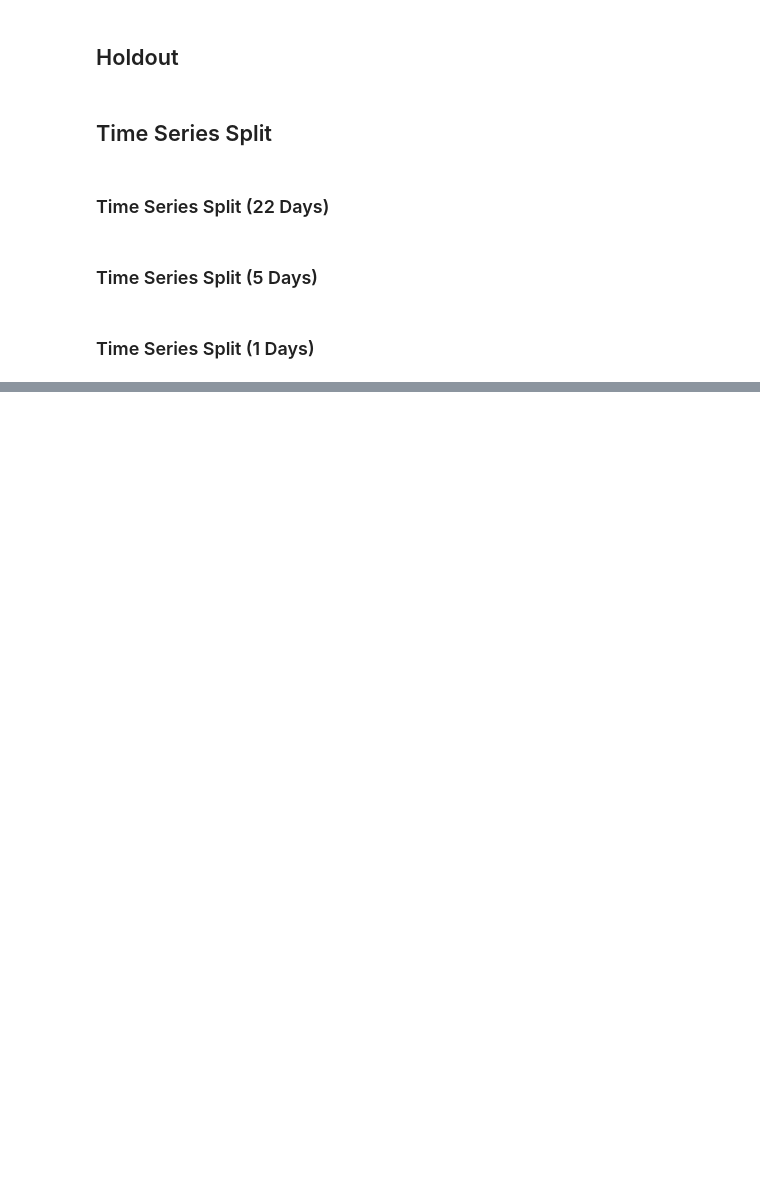
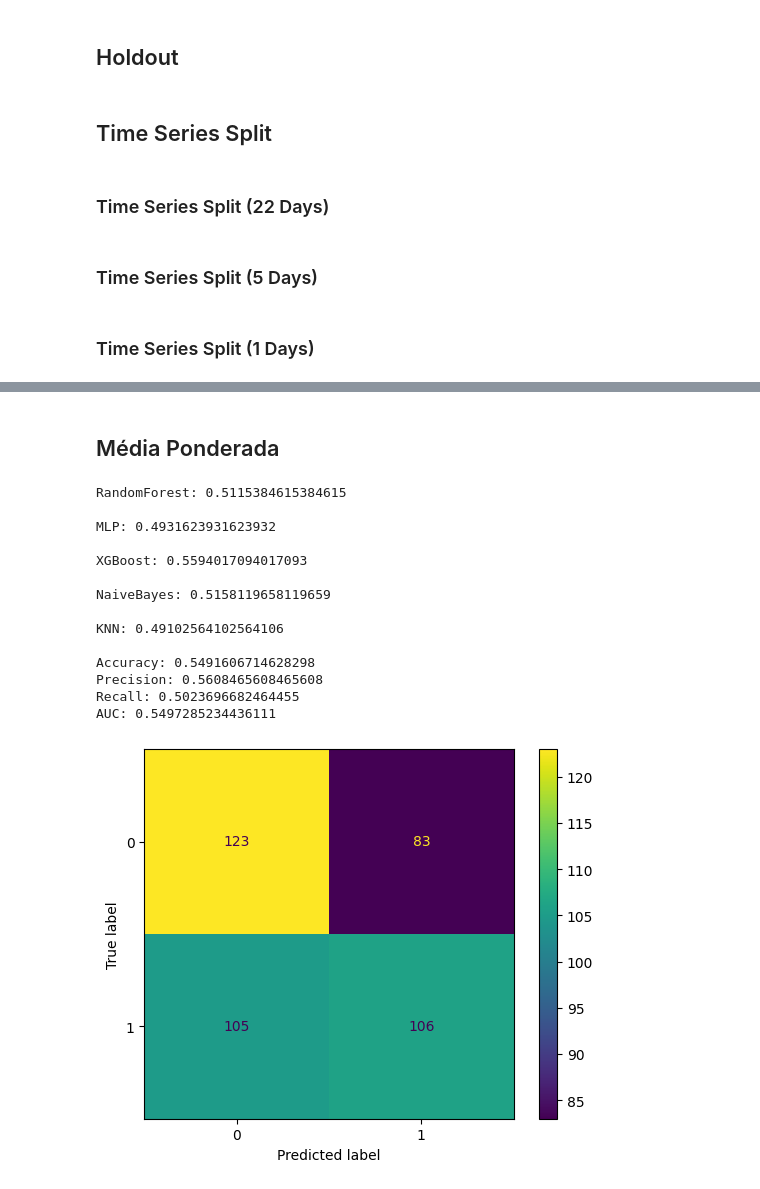
Before and after one commit to luanvenancio/finance-ai, a Jupyter notebook: modelo_de_aprendizado_financeiro.ipynb, the cells around one changed output, grey strips where cells are left out. Saved outputs shown, nothing was run; the diff lists cells and outputs as text; code cells hidden in the pictures; blank space fills up the shorter version.

```diff
--- a/modelo_de_aprendizado_financeiro.ipynb
+++ b/modelo_de_aprendizado_financeiro.ipynb
@@ -361,0 +602,33 @@ evaluate_regressor(y_test, y_pred_base_regressor)
+# %% [markdown]
+## Média Ponderada
+# %%
+# Calcula as pontuações AUC e previsões dos modelos
+scores, pred = evaluate_models(models, X_train, X_val, y_train, y_val)
+
+# Cria a técnica de Ensemble por Média Ponderada
+weighted_average = VotingClassifier(estimators=models, voting='soft', weights=scores)
+
+# Aplica Média Ponderada para o conjunto de Treinamento
+weighted_average.fit(X_train_full, y_train_full)
+
+# Faz previsões no conjunto de Teste
+y_pred = weighted_average.predict(X_test)
+
+# Avalia as predições
+evaluate_classification(y_test, y_pred)
+# %% [output]
+RandomForest: 0.5115384615384615
+
+MLP: 0.4931623931623932
+
+XGBoost: 0.5594017094017093
+
+NaiveBayes: 0.5158119658119659
+
+KNN: 0.49102564102564106
+
+Accuracy: 0.5491606714628298
+Precision: 0.5608465608465608
+Recall: 0.5023696682464455
+AUC: 0.5497285234436111
+[figure, added]
```
Also changed, not shown: parts of 53 cells of this notebook, 1 other file.
